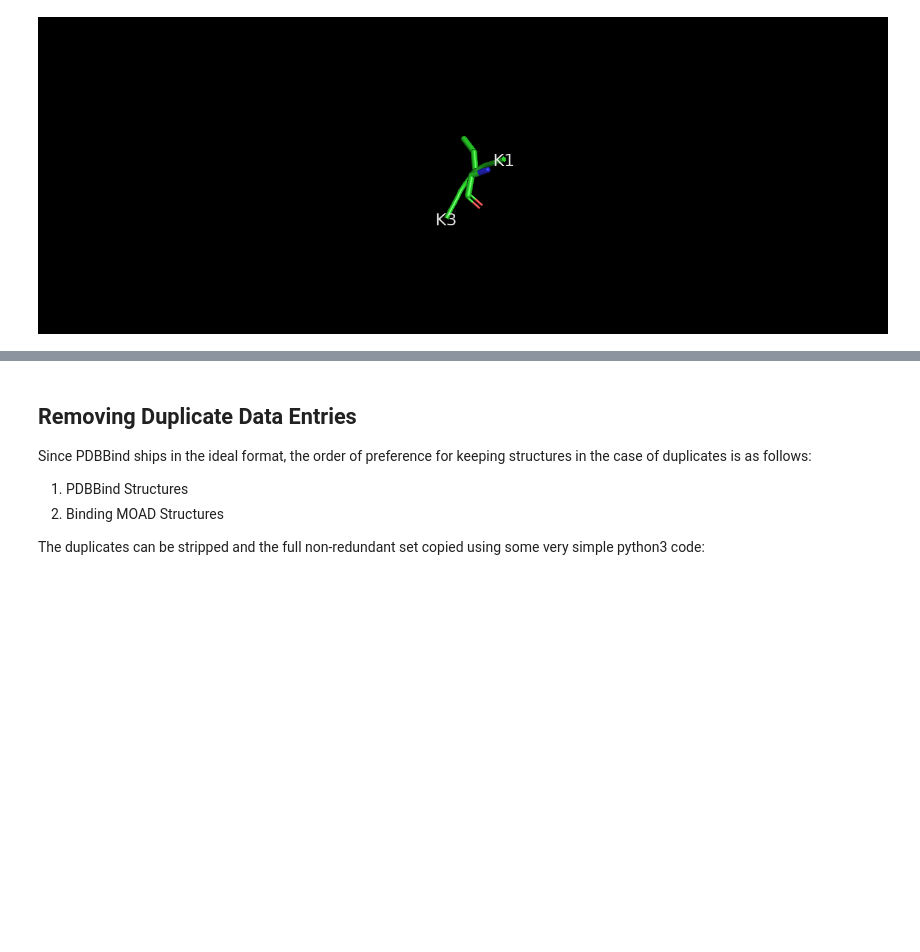
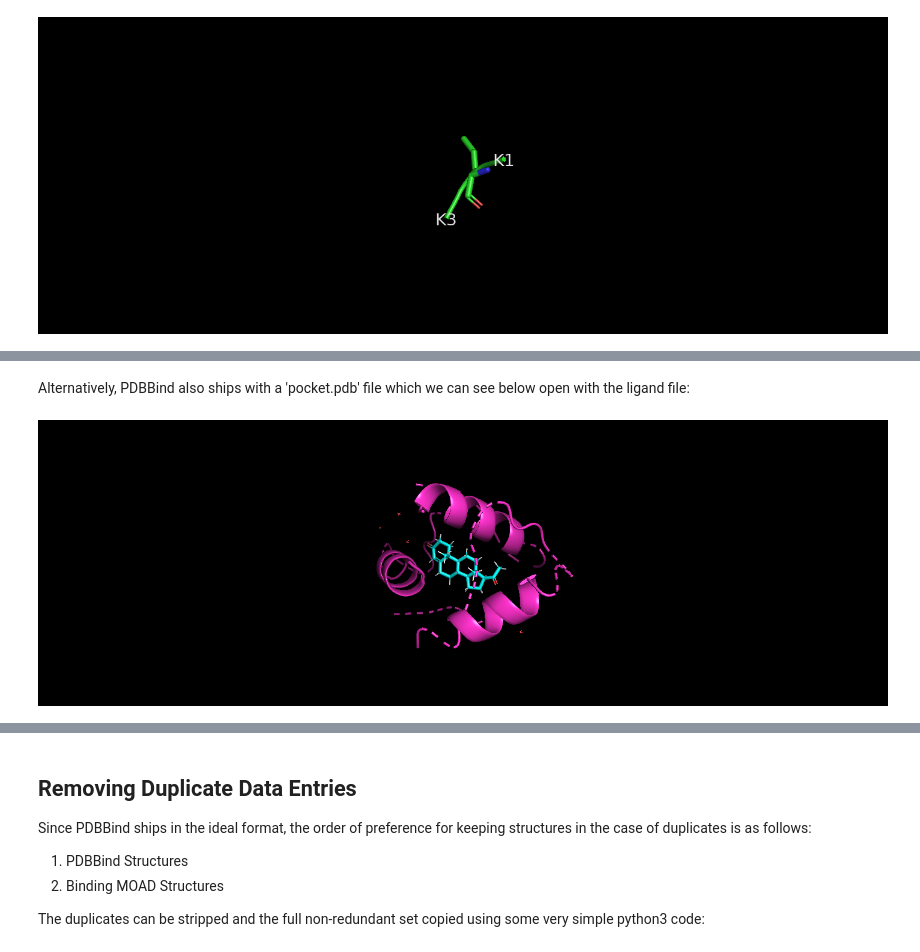
Before and after one commit to miles-mcgibbon/XGBScore, a Jupyter notebook: labbook/Labbook.ipynb, the cells around one changed output, grey strips where cells are left out. Drawn from its saved outputs; the diff is of its cells as text; code cells hidden in the pictures; blank space fills up the shorter version.

Commit message:
Added PDB_pocket_isolator.py structure examples and other script CLI examples to Labbook

```diff
--- a/labbook/Labbook.ipynb
+++ b/labbook/Labbook.ipynb
@@ -264,0 +303,6 @@ Here, the script would not keep this structure, and it would again be copied to
+# %% [markdown]
+Alternatively, PDBBind also ships with a 'pocket.pdb' file which we can see below open with the ligand file:
+# %%
+Image('Images/1a28_pocket.png')
+# %% [output]
+[figure, added]
```
Also changed, not shown: parts of 20 cells of this notebook, 4 other files.
